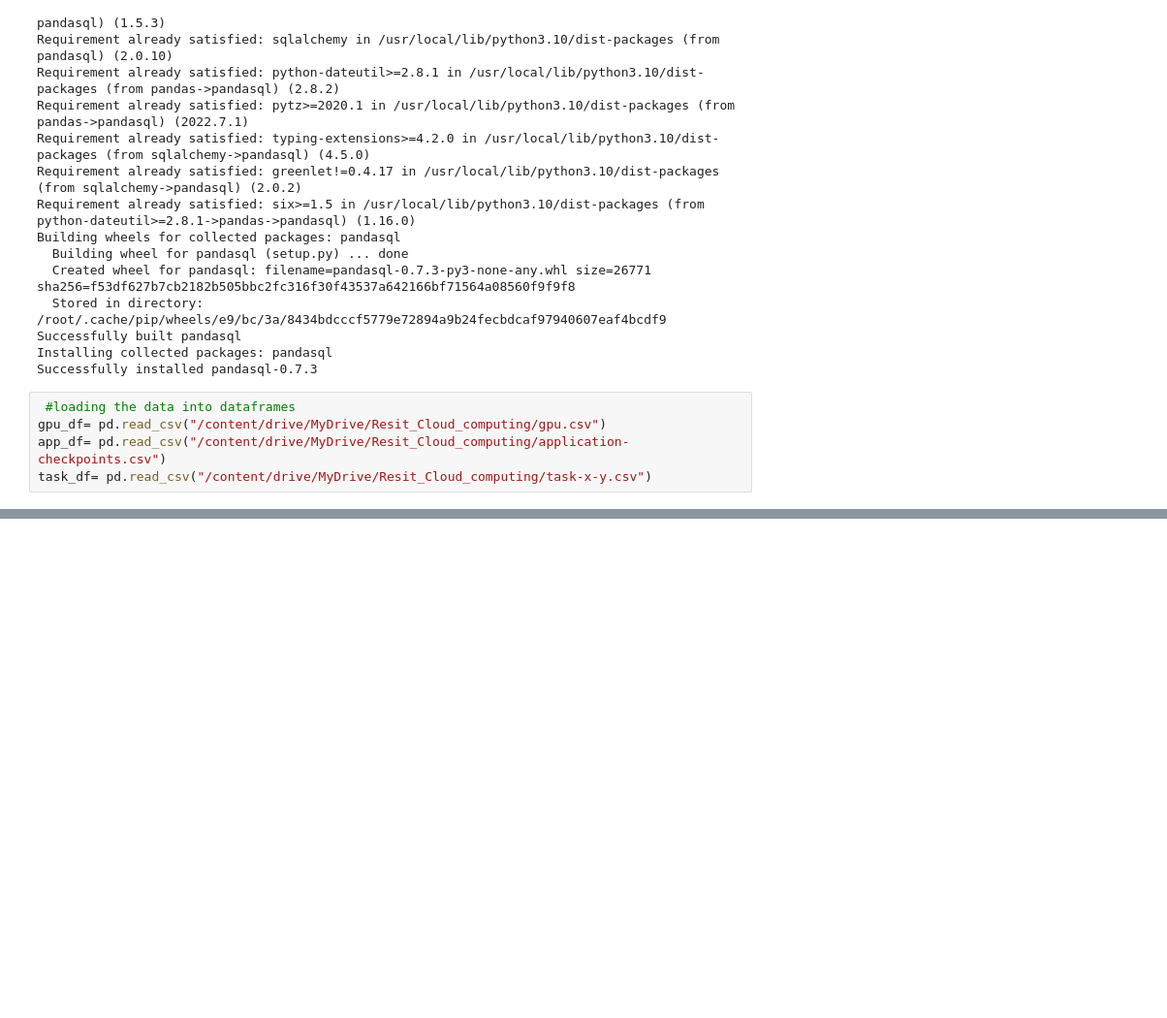
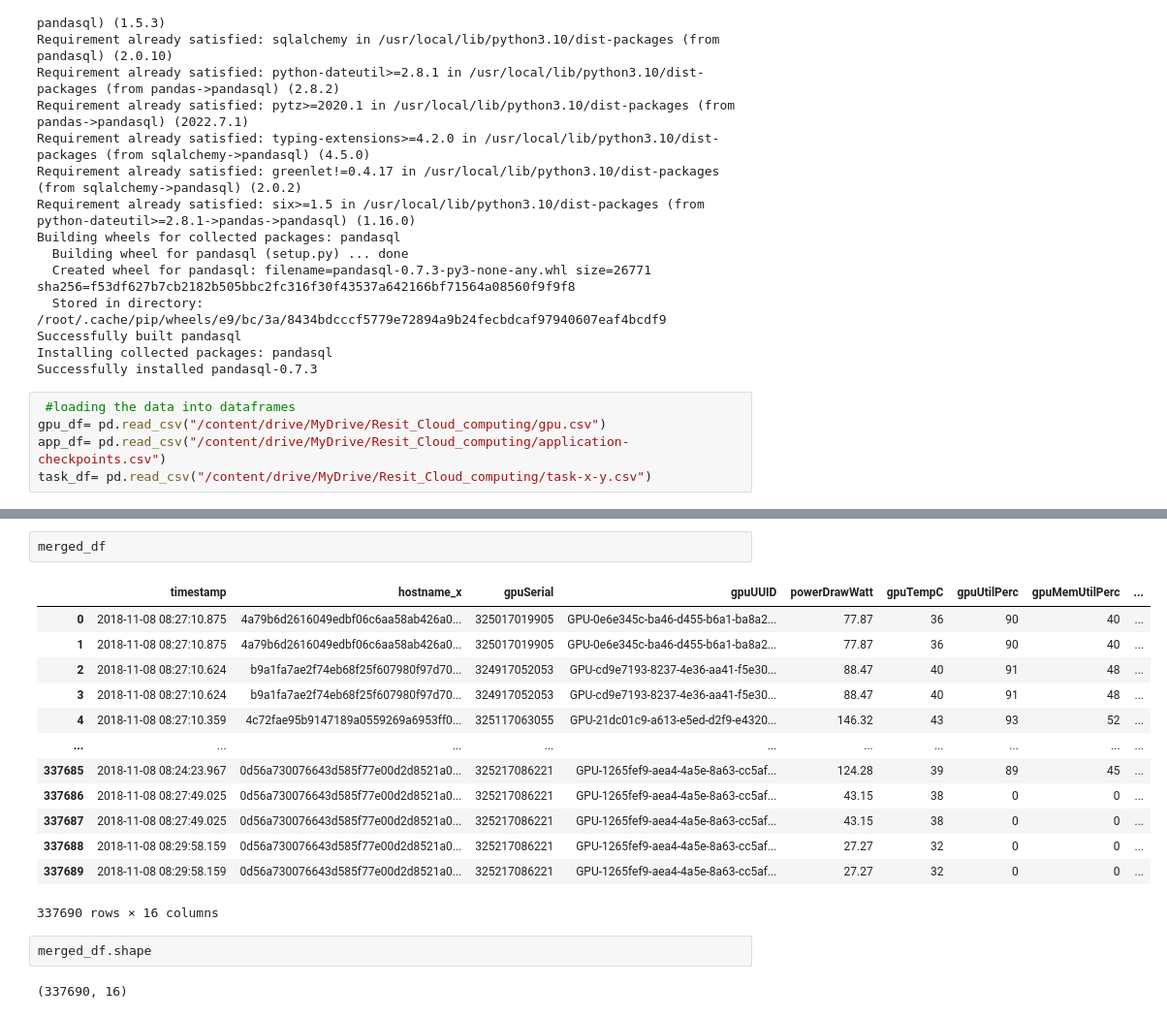
Before and after one commit to Siddhesh7007/220554837_Resit_Cloud_Computing, a Jupyter notebook: Resit_Cloud_Computing.ipynb, the cells around one changed output, grey strips where cells are left out. Shown at 97% size. Saved outputs shown, nothing was run; the diff lists cells and outputs as text; blank space fills up the shorter version.

```diff
--- a/Resit_Cloud_Computing.ipynb
+++ b/Resit_Cloud_Computing.ipynb
@@ -44,0 +140,20 @@ task_df= pd.read_csv("/content/drive/MyDrive/Resit_Cloud_computing/task-x-y.csv"
+# %%
+merged_df
+# %% [output]
+|  | timestamp | hostname_x | gpuSerial | gpuUUID | powerDrawWatt | gpuTempC | gpuUtilPerc | gpuMemUtilPerc | ... |
+| 0 | 2018-11-08 08:27:10.875 | 4a79b6d2616049edbf06c6aa58ab426a0... | 325017019905 | GPU-0e6e345c-ba46-d455-b6a1-ba8a2... | 77.87 | 36 | 90 | 40 | ... |
+| 1 | 2018-11-08 08:27:10.875 | 4a79b6d2616049edbf06c6aa58ab426a0... | 325017019905 | GPU-0e6e345c-ba46-d455-b6a1-ba8a2... | 77.87 | 36 | 90 | 40 | ... |
+| 2 | 2018-11-08 08:27:10.624 | b9a1fa7ae2f74eb68f25f607980f97d70... | 324917052053 | GPU-cd9e7193-8237-4e36-aa41-f5e30... | 88.47 | 40 | 91 | 48 | ... |
+| 3 | 2018-11-08 08:27:10.624 | b9a1fa7ae2f74eb68f25f607980f97d70... | 324917052053 | GPU-cd9e7193-8237-4e36-aa41-f5e30... | 88.47 | 40 | 91 | 48 | ... |
+| 4 | 2018-11-08 08:27:10.359 | 4c72fae95b9147189a0559269a6953ff0... | 325117063055 | GPU-21dc01c9-a613-e5ed-d2f9-e4320... | 146.32 | 43 | 93 | 52 | ... |
+| ... | ... | ... | ... | ... | ... | ... | ... | ... | ... |
+| 337685 | 2018-11-08 08:24:23.967 | 0d56a730076643d585f77e00d2d8521a0... | 325217086221 | GPU-1265fef9-aea4-4a5e-8a63-cc5af... | 124.28 | 39 | 89 | 45 | ... |
+| 337686 | 2018-11-08 08:27:49.025 | 0d56a730076643d585f77e00d2d8521a0... | 325217086221 | GPU-1265fef9-aea4-4a5e-8a63-cc5af... | 43.15 | 38 | 0 | 0 | ... |
+| 337687 | 2018-11-08 08:27:49.025 | 0d56a730076643d585f77e00d2d8521a0... | 325217086221 | GPU-1265fef9-aea4-4a5e-8a63-cc5af... | 43.15 | 38 | 0 | 0 | ... |
+| 337688 | 2018-11-08 08:29:58.159 | 0d56a730076643d585f77e00d2d8521a0... | 325217086221 | GPU-1265fef9-aea4-4a5e-8a63-cc5af... | 27.27 | 32 | 0 | 0 | ... |
+| 337689 | 2018-11-08 08:29:58.159 | 0d56a730076643d585f77e00d2d8521a0... | 325217086221 | GPU-1265fef9-aea4-4a5e-8a63-cc5af... | 27.27 | 32 | 0 | 0 | ... |
+337690 rows × 16 columns
+# %%
+merged_df.shape
+# %% [output]
+(337690, 16)
```
Also changed, not shown: parts of 20 cells of this notebook.
